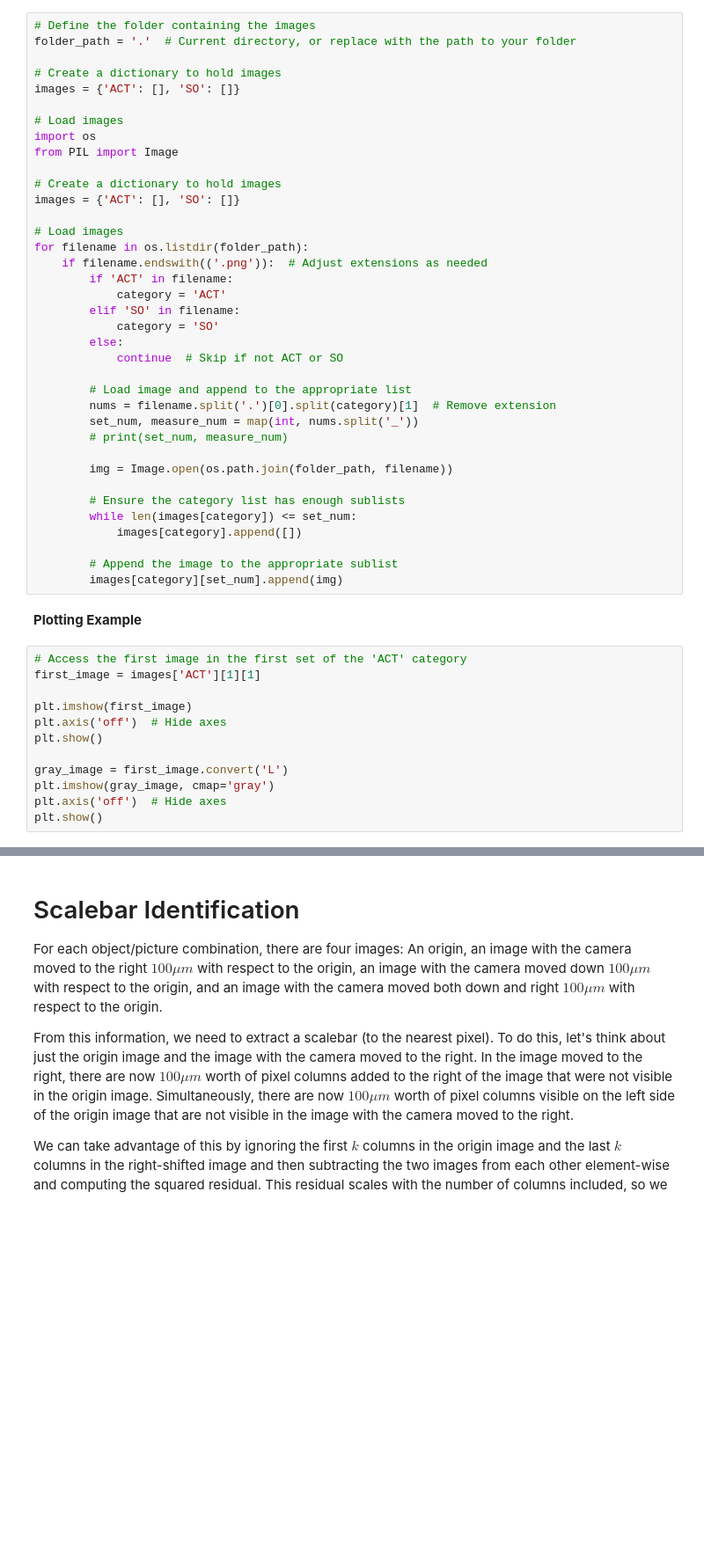
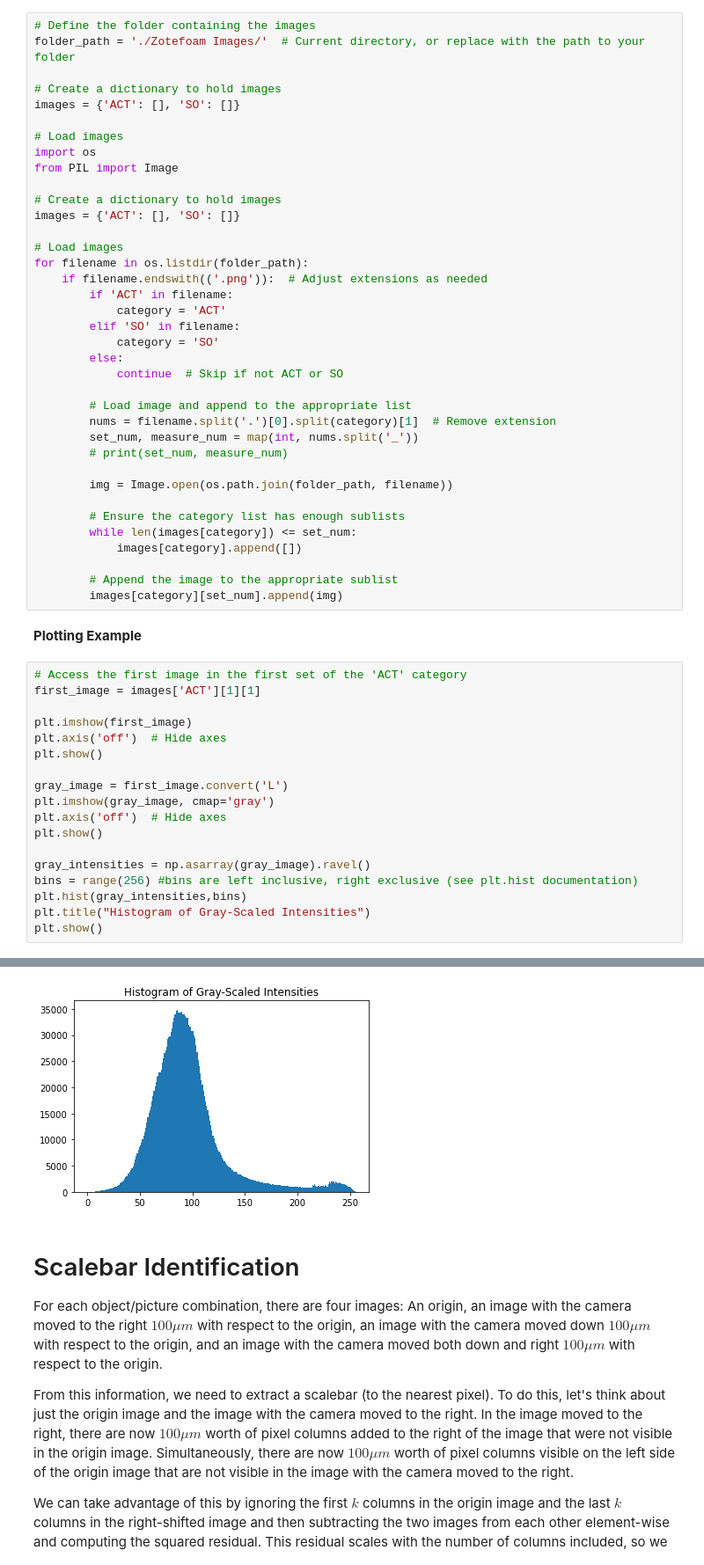
Before and after one commit to Jezen5Volk/Zotefoam-Analysis, a Jupyter notebook: Zotefoam Analysis.ipynb, the cells around one changed output, grey strips where cells are left out. Shown at 88% size. Saved outputs shown, nothing was run; the diff lists cells and outputs as text; blank space fills up the shorter version.

```diff
--- a/Zotefoam Analysis.ipynb
+++ b/Zotefoam Analysis.ipynb
@@ -9,7 +10,7 @@ import numpy as np
 **Loading Images**
 # %%
 # Define the folder containing the images
-folder_path = '.'  # Current directory, or replace with the path to your folder
+folder_path = './Zotefoam Images/'  # Current directory, or replace with the path to your folder
 
 # Create a dictionary to hold images
 images = {'ACT': [], 'SO': []}
@@ -49,18 +50,25 @@ for filename in os.listdir(folder_path):
 # %%
 # Access the first image in the first set of the 'ACT' category
 first_image = images['ACT'][1][1]
 
 plt.imshow(first_image)
 plt.axis('off')  # Hide axes
 plt.show()
 
 gray_image = first_image.convert('L')
 plt.imshow(gray_image, cmap='gray')
 plt.axis('off')  # Hide axes
 plt.show()
+
+gray_intensities = np.asarray(gray_image).ravel()
+bins = range(256) #bins are left inclusive, right exclusive (see plt.hist documentation)
+plt.hist(gray_intensities,bins)
+plt.title("Histogram of Gray-Scaled Intensities")
+plt.show()
 # %% [output]
 [figure]
 [figure]
+[figure, added]
 # %% [markdown]
 # Scalebar Identification
 
```
Also changed, not shown: parts of 7 cells of this notebook.
